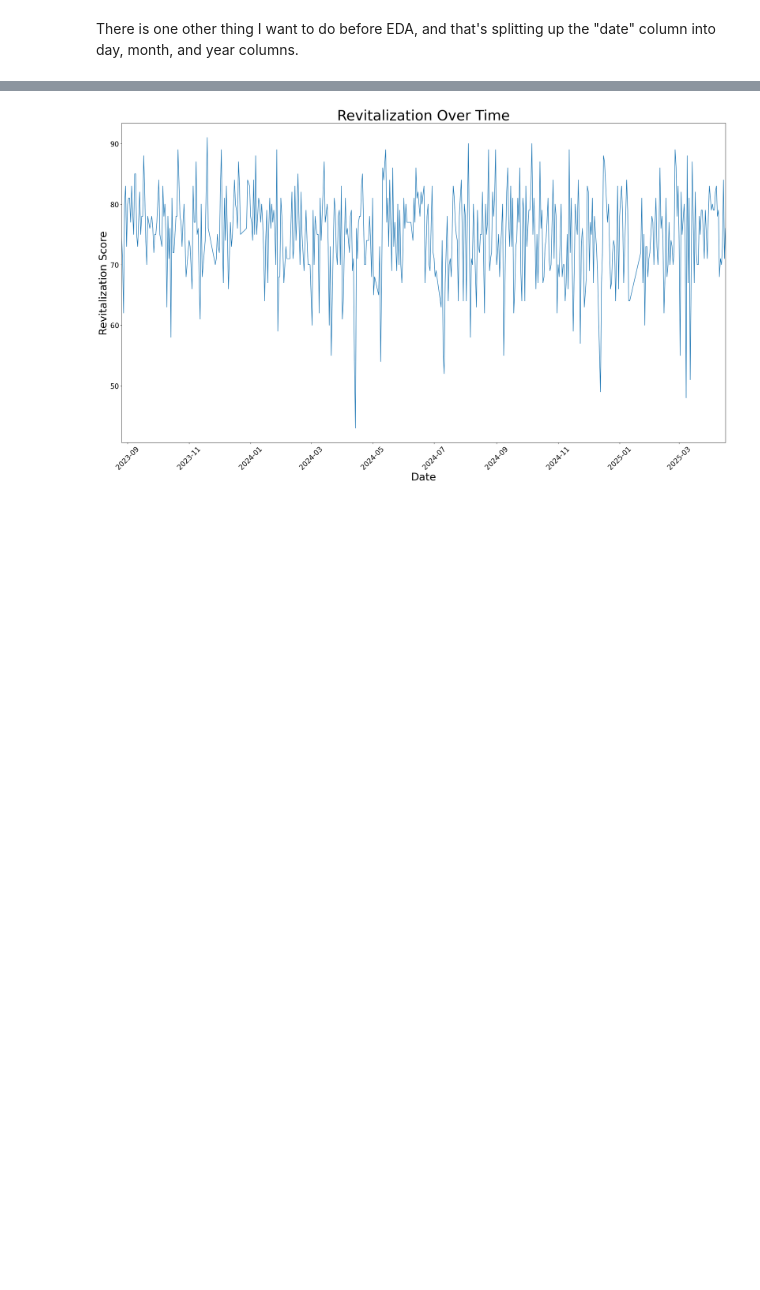
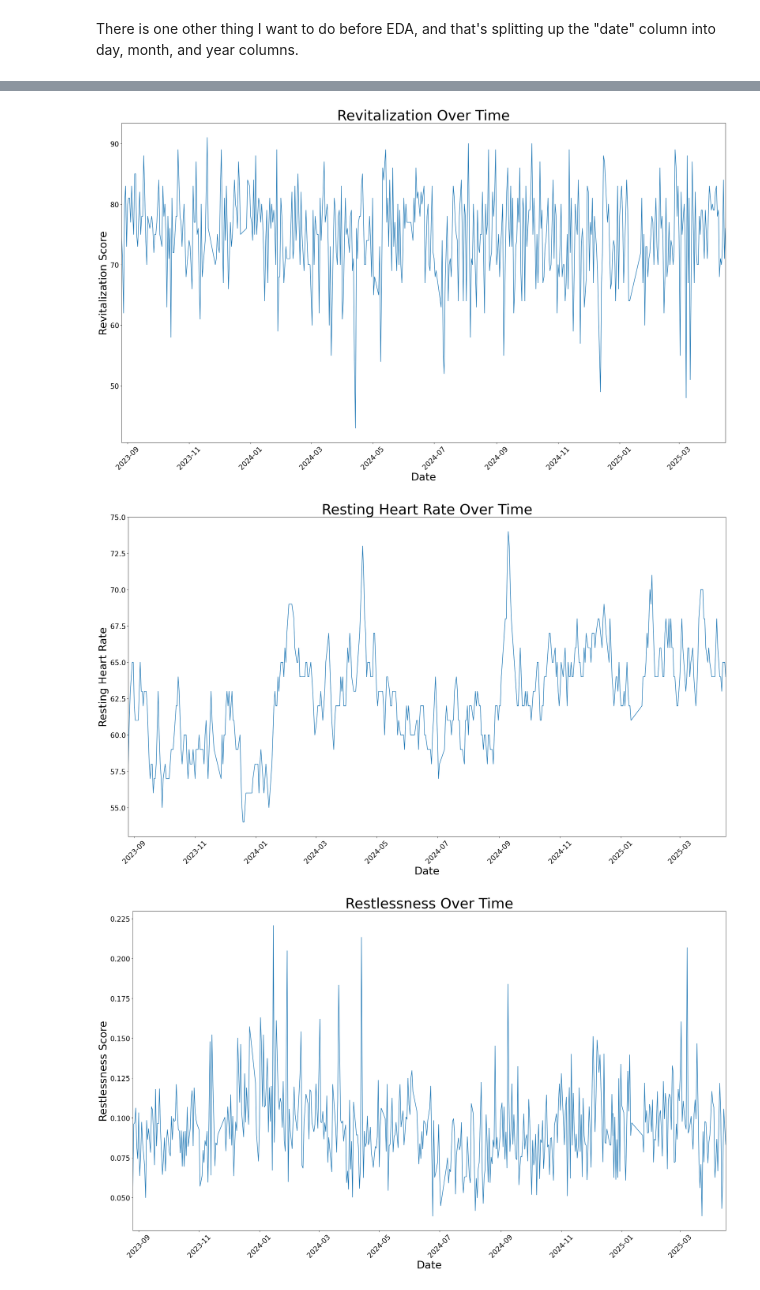
Before and after one commit to Justin-cmd359/Quantified-Self-Project-for-CPSC222, a Jupyter notebook: Project.ipynb, the cells around one changed output, grey strips where cells are left out. Drawn from its saved outputs; the diff is of its cells as text; code cells hidden in the pictures; blank space fills up the shorter version.

```diff
--- a/Project.ipynb
+++ b/Project.ipynb
@@ -103,5 +120,9 @@ Now that our dataset is ready, we can begin exploring and understanding it. Let'
 # %%
-# Line graph
+# Line graphs
 utils.create_line_graph(merged_df.index, merged_df["revitalization_score"], "Revitalization Over Time", "Date", "Revitalization Score")
+utils.create_line_graph(merged_df.index, merged_df["resting_heart_rate"], "Resting Heart Rate Over Time", "Date", "Resting Heart Rate")
+utils.create_line_graph(merged_df.index, merged_df["restlessness"], "Restlessness Over Time", "Date", "Restlessness Score")
 # %% [output]
 [figure]
+[figure, added]
+[figure, added]
```
Also changed, not shown: parts of 8 cells of this notebook, 3 other files.
